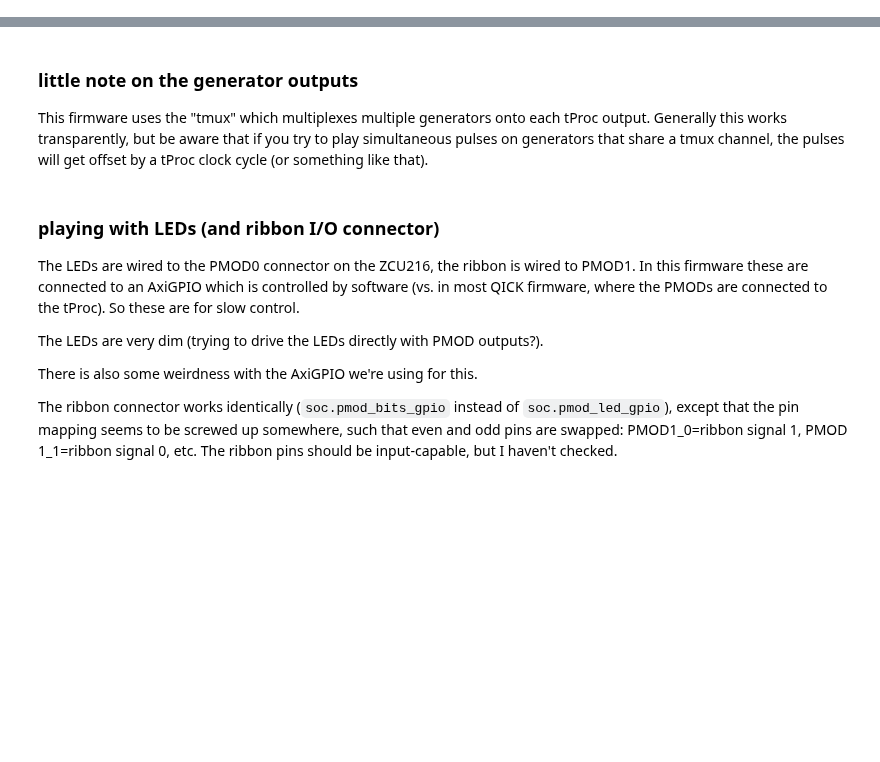
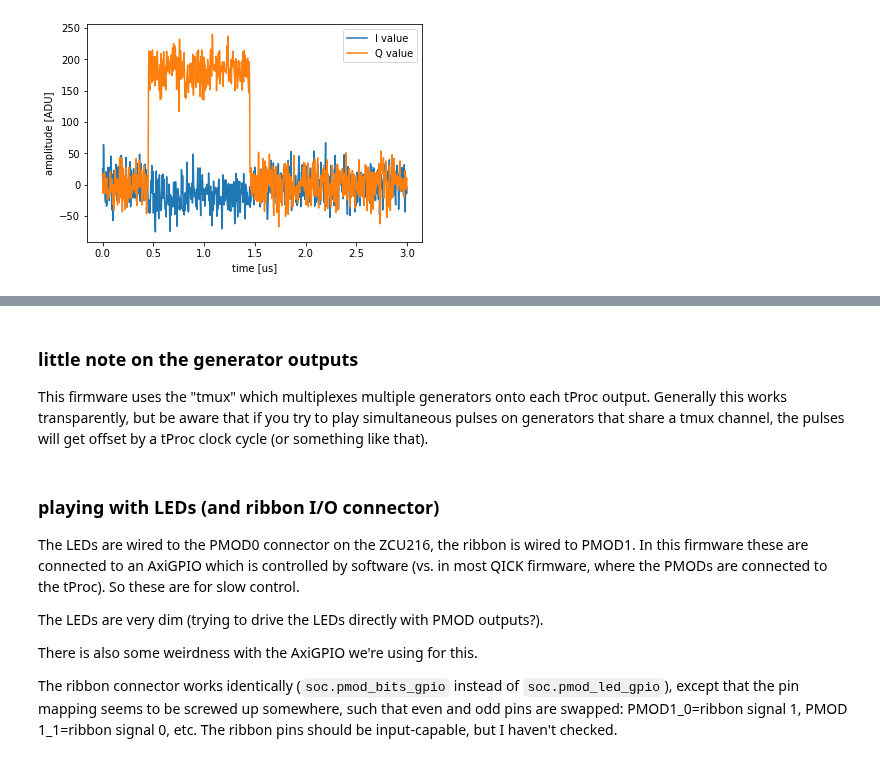
Before and after one commit to meeg/qick_demos_sho, a Jupyter notebook: rfboard/qick_rf216/demo_03_tprocv2.ipynb, the cells around one changed output, grey strips where cells are left out. Saved outputs shown, nothing was run; the diff lists cells and outputs as text; code cells hidden in the pictures; blank space fills up the shorter version.

```diff
--- a/rfboard/qick_rf216/demo_03_tprocv2.ipynb
+++ b/rfboard/qick_rf216/demo_03_tprocv2.ipynb
@@ -16,7 +18,12 @@ from qick.asm_v2 import QickSweep1D
 # %%
 # Load bitstream with custom overlay
 # soc = RFQickSoc216V1('/home/xilinx/jupyter_notebooks/fw/2024-08-23_216_tprocv2r20_rfb-spifix/qick_216_rfb.bit', clk_output=None)
-soc = RFQickSoc216V1('/home/xilinx/jupyter_notebooks/fw/2024-09-05_216_tprocv2r21_rfb/qick_216_rfb.bit', clk_output=None)
+# soc = RFQickSoc216V1('/home/xilinx/jupyter_notebooks/fw/2024-09-05_216_tprocv2r21_rfb/qick_216_rfb.bit', clk_output=None)
+# soc = RFQickSoc216V1('/home/xilinx/jupyter_notebooks/fw/2024-09-07_216_tprocv2r21_rfb-7864/qick_216_rfb.bit', clk_output=None)
+# soc = RFQickSoc216V1('/home/xilinx/jupyter_notebooks/fw/2024-09-26_216_tprocv2r21_rfb-7864/qick_216_rfb.bit', clk_output=None)
+# soc = RFQickSoc216V1('/home/xilinx/jupyter_notebooks/fw/2024-09-26_216_tprocv2r21_rfb_standard/qick_216_rfb.bit', clk_output=None)
+soc = RFQickSoc216V1('/home/xilinx/jupyter_notebooks/fw/2024-09-28_216_tprocv2r21_rfb_standard/qick_216_rfb.bit', clk_output=None)
+
 
 soccfg = soc
 
@@ -41,0 +51,60 @@ Firmware configuration (built Fri Sep  6 14:06:32 2024):
+# %%
+GEN_CH=15
+RO_CH=0
+# %%
+class LoopbackProgram(AveragerProgramV2):
+    def _initialize(self, cfg):
+        ro_ch = cfg['ro_ch']
+        gen_ch = cfg['gen_ch']
+        self.declare_gen(ch=gen_ch, nqz=cfg['nqz'], mixer_freq=cfg['mixer_freq'], ro_ch=ro_ch)
+        self.declare_readout(ch=ro_ch, length=cfg['ro_len'])
+        self.add_readoutconfig(ch=ro_ch, name="myro",
+                               freq=cfg['freq'],
+                               gen_ch=gen_ch,
+                               outsel='product')
+        self.add_cosine(ch=gen_ch, name="ramp", length=cfg['ramp_len'], even_length=True)
+        self.add_pulse(ch=gen_ch, name="mypulse", ro_ch=ro_ch,
+                       style="const",
+#                        style="flat_top",
+#                        envelope="ramp",
+                       freq=cfg['freq'],
+                       length=cfg['flat_len'],
+                       phase=cfg['phase'],
+                       gain=cfg['gain'],
+                      )
+        self.send_readoutconfig(ch=cfg['ro_ch'], name="myro", t=0)
+    def _body(self, cfg):
+        self.delay_auto()
+        self.pulse(ch=cfg['gen_ch'], name="mypulse", t=0.0)
+        self.trigger(ros=[cfg['ro_ch']], pins=[0], t=cfg['trig_time'], mr=True)
+
+config = {'gen_ch': GEN_CH,
+          'ro_ch': RO_CH,
+          'mixer_freq': 3500,
+          'freq': 4000,
+          'nqz': 2,
+          'trig_time': 0.0,
+          'ro_len': 3.0,
+          'flat_len': 1.0,
+          'ramp_len': 1.0,
+          'phase': 0,
+          'gain': 1.0
+         }
+prog = LoopbackProgram(soccfg, reps=1, final_delay=0.5, cfg=config)
+freq = config['freq']
+soc.rfb_set_gen_filter(config['gen_ch'], fc=freq/1000, ftype='bandpass', bw=1.0)
+soc.rfb_set_ro_filter(config['ro_ch'], fc=freq/1000, ftype='bandpass', bw=1.0)
+# Set attenuator on DAC.
+soc.rfb_set_gen_rf(config['gen_ch'], 20, 30)
+# Set attenuator on ADC.
+soc.rfb_set_ro_rf(config['ro_ch'], 30)
+iq_list = prog.acquire_decimated(soc, soft_avgs=1)
+t = prog.get_time_axis(ro_index=0)
+iq = iq_list[0]
+plt.plot(t, iq[:,0], label="I value")
+plt.plot(t, iq[:,1], label="Q value")
+plt.legend()
+plt.ylabel("amplitude [ADU]")
+plt.xlabel("time [us]");
+# %% [output]
+[figure, added]
```
Also changed, not shown: parts of 25 cells of this notebook, 1 other file.
